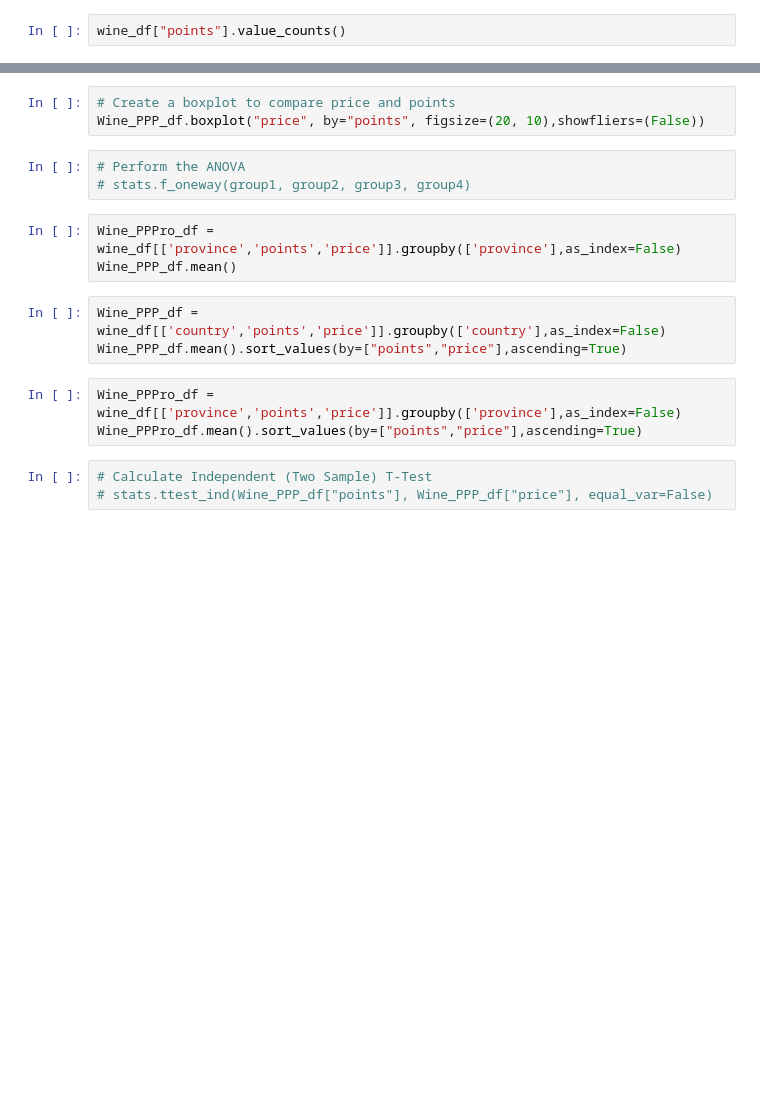
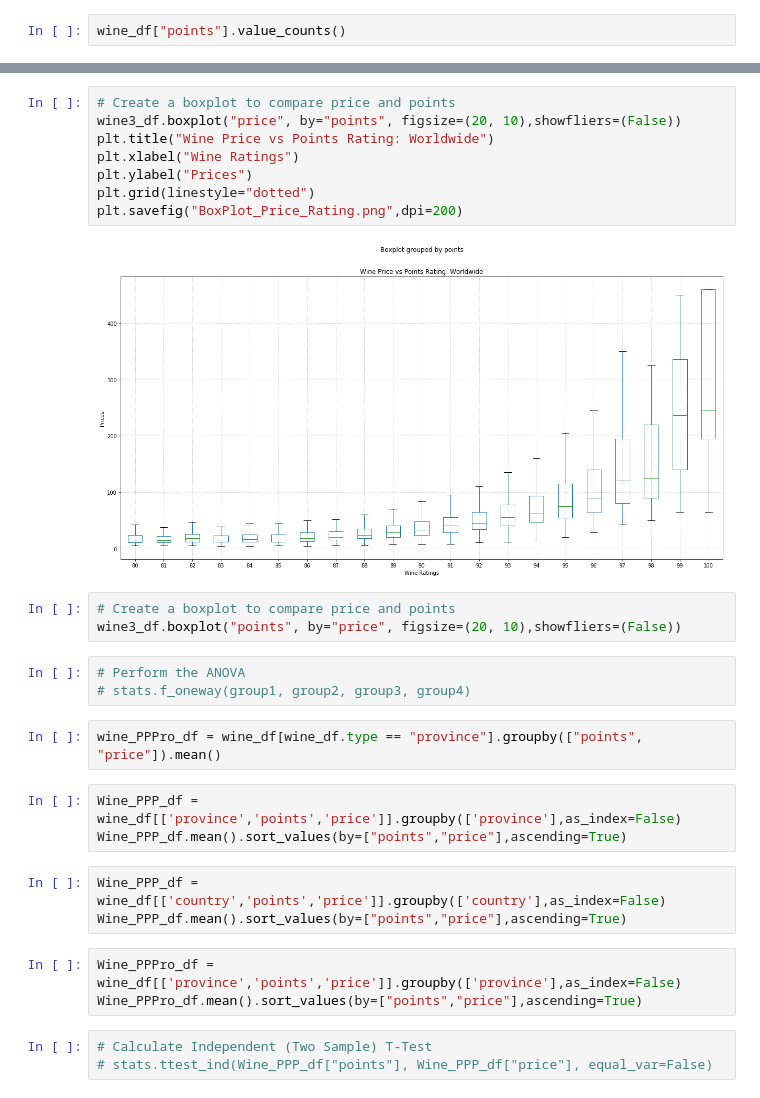
Before and after one commit to kurtheld/Project1_group1, a Jupyter notebook: wine_Kurt.ipynb, the cells around one changed output, grey strips where cells are left out. Saved outputs shown, nothing was run; the diff lists cells and outputs as text; blank space fills up the shorter version.

```diff
--- a/wine_Kurt.ipynb
+++ b/wine_Kurt.ipynb
@@ -45,12 +139,24 @@ Wine_PPP_df.boxplot("price", by="points", figsize=(20, 10),showfliers=(True))
+# %%
+# Create a boxplot to compare price and points
+wine3_df.boxplot("price", by="points", figsize=(20, 10),showfliers=(False))
+plt.title("Wine Price vs Points Rating: Worldwide")
+plt.xlabel("Wine Ratings")
+plt.ylabel("Prices")
+plt.grid(linestyle="dotted")
+plt.savefig("BoxPlot_Price_Rating.png",dpi=200)
+# %% [output]
+[figure, added]
 # %%
 # Create a boxplot to compare price and points
-Wine_PPP_df.boxplot("price", by="points", figsize=(20, 10),showfliers=(False))
+wine3_df.boxplot("points", by="price", figsize=(20, 10),showfliers=(False))
 # %%
 # Perform the ANOVA
 # stats.f_oneway(group1, group2, group3, group4)
+# %%
+wine_PPPro_df = wine_df[wine_df.type == "province"].groupby(["points", "price"]).mean()
 # %%
-Wine_PPPro_df = wine_df[['province','points','price']].groupby(['province'],as_index=False)
-Wine_PPP_df.mean()
+Wine_PPP_df = wine_df[['province','points','price']].groupby(['province'],as_index=False)
+Wine_PPP_df.mean().sort_values(by=["points","price"],ascending=True)
 # %%
 Wine_PPP_df = wine_df[['country','points','price']].groupby(['country'],as_index=False)
 Wine_PPP_df.mean().sort_values(by=["points","price"],ascending=True)
```
Also changed, not shown: parts of 21 cells of this notebook.
